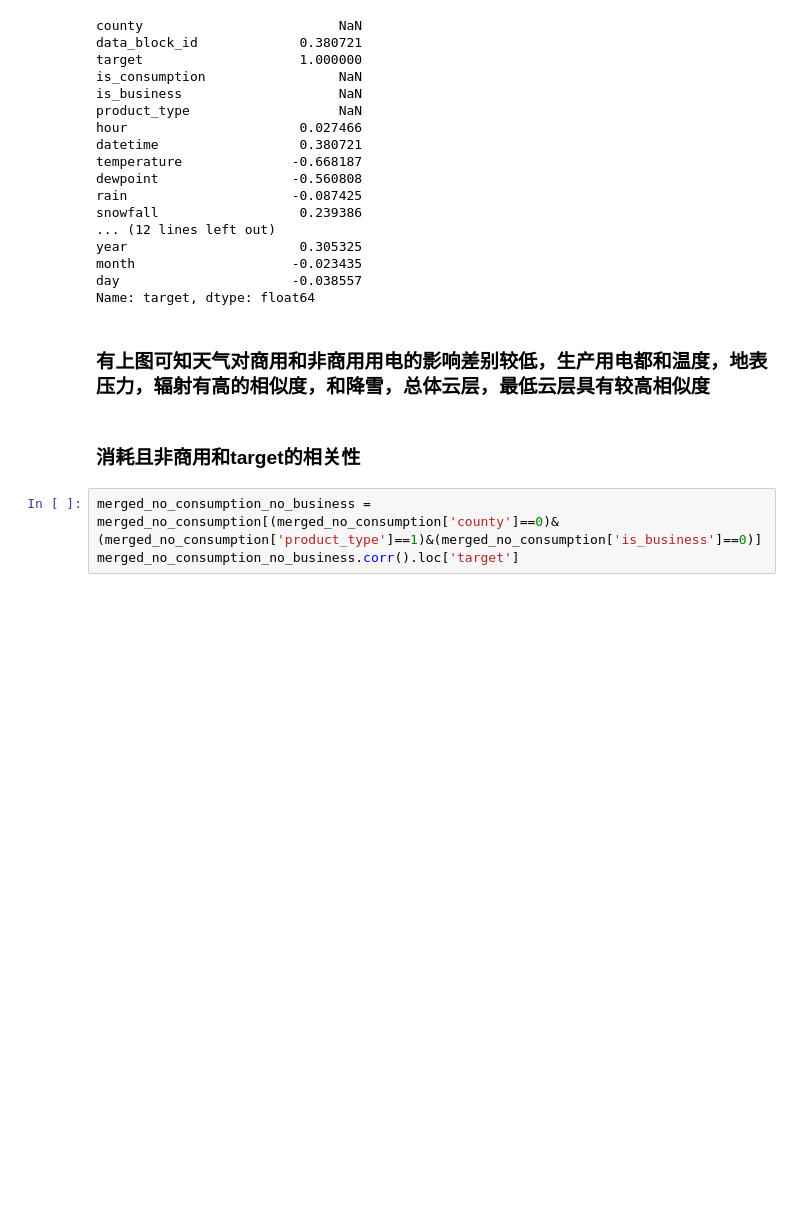
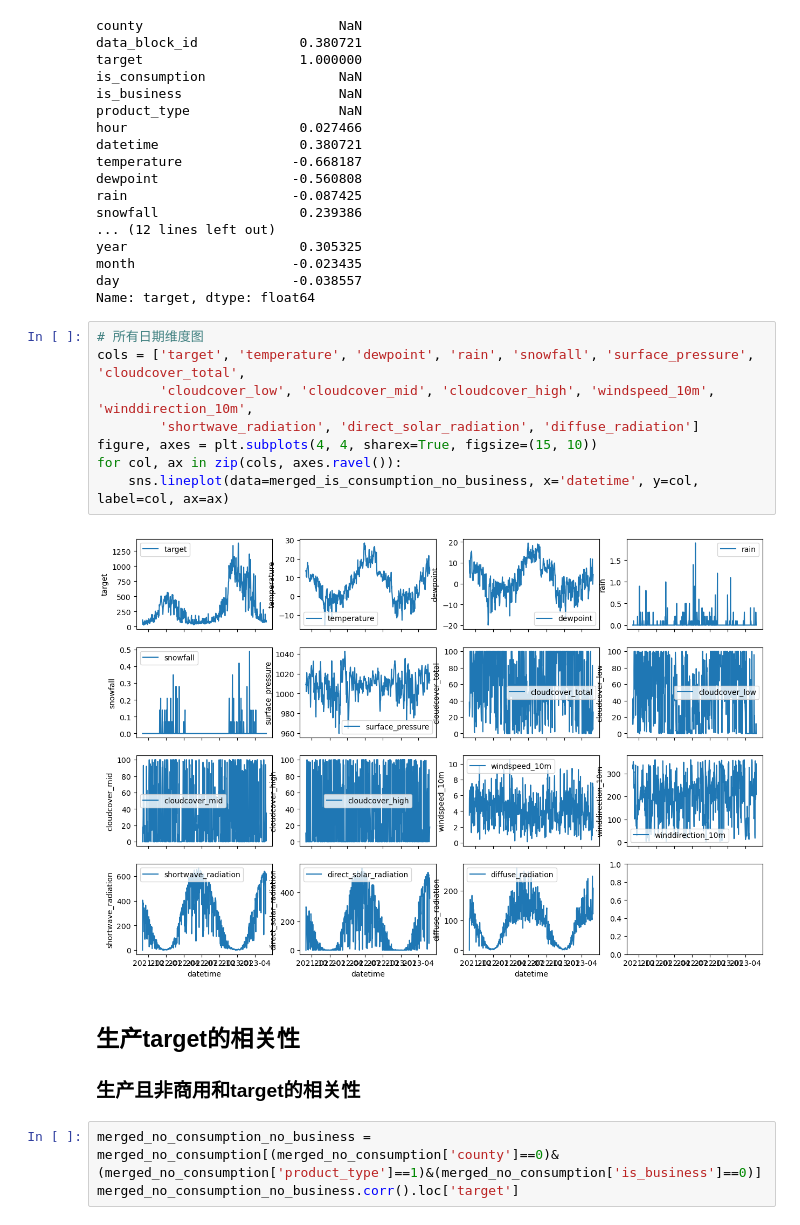
Before and after one commit to Accoutant/kaggle_competition, a Jupyter notebook: data_process/train_and _weather.ipynb, the cells around one changed output. Saved outputs shown, nothing was run; the diff lists cells and outputs as text; blank space fills up the shorter version.

```diff
--- a/data_process/train_and _weather.ipynb
+++ b/data_process/train_and _weather.ipynb
@@ -384,10 +394,19 @@ year                      0.305325
 month                    -0.023435
 day                      -0.038557
 Name: target, dtype: float64
-# %% [markdown]
-### 有上图可知天气对商用和非商用用电的影响差别较低，生产用电都和温度，地表压力，辐射有高的相似度，和降雪，总体云层，最低云层具有较高相似度
-# %% [markdown]
-### 消耗且非商用和target的相关性
+# %%
+# 所有日期维度图
+cols = ['target', 'temperature', 'dewpoint', 'rain', 'snowfall', 'surface_pressure', 'cloudcover_total',
+        'cloudcover_low', 'cloudcover_mid', 'cloudcover_high', 'windspeed_10m', 'winddirection_10m',
+        'shortwave_radiation', 'direct_solar_radiation', 'diffuse_radiation']
+figure, axes = plt.subplots(4, 4, sharex=True, figsize=(15, 10))
+for col, ax in zip(cols, axes.ravel()):
+    sns.lineplot(data=merged_is_consumption_no_business, x='datetime', y=col, label=col, ax=ax)
+# %% [output]
+[figure, added]
+# %% [markdown]
+## 生产target的相关性
+### 生产且非商用和target的相关性
 # %%
 merged_no_consumption_no_business = merged_no_consumption[(merged_no_consumption['county']==0)&(merged_no_consumption['product_type']==1)&(merged_no_consumption['is_business']==0)]
 merged_no_consumption_no_business.corr().loc['target']
```
Also changed, not shown: parts of 16 cells of this notebook.
